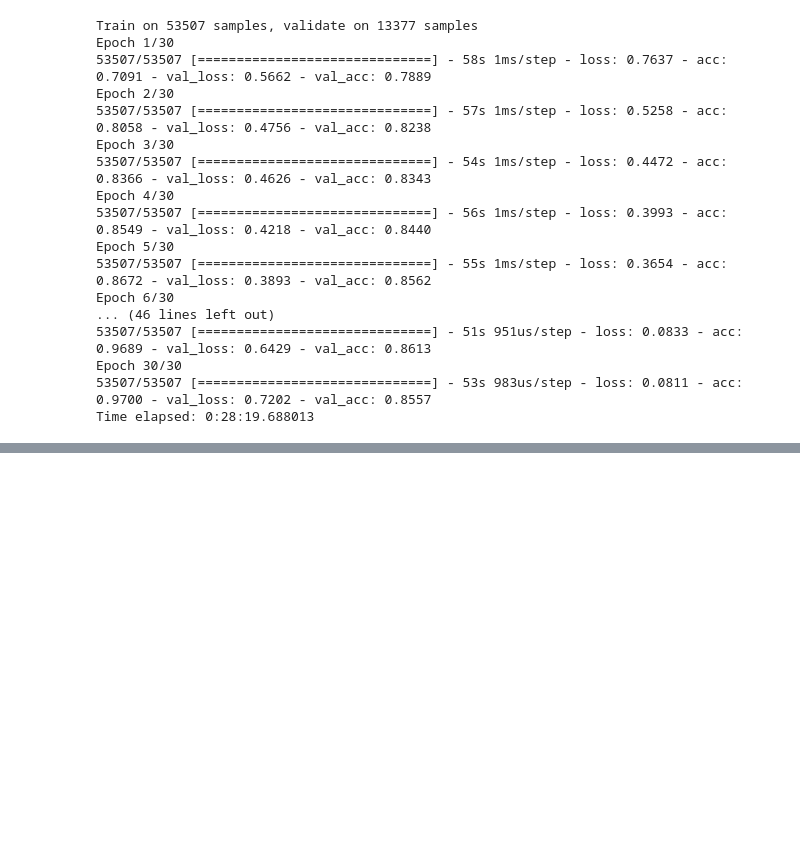
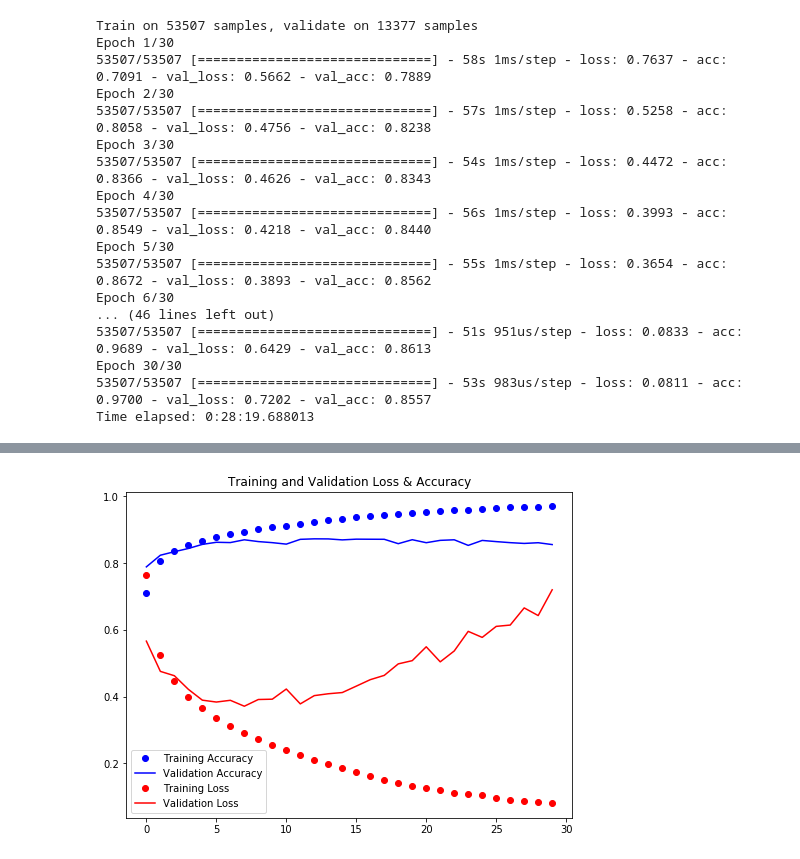
Before and after one commit to MagicMilly/conv-net-computer-vision, a Jupyter notebook: student.ipynb, the cells around one changed output, grey strips where cells are left out. Cells and saved outputs as stored; diff of their text form; code cells hidden in the pictures; blank space fills up the shorter version.

Commit message:
plot train val loss and acc

```diff
--- a/student.ipynb
+++ b/student.ipynb
@@ -259,0 +281,22 @@ import h5py
+# %%
+# Plot history - loss vs. accuracy
+fig = plt.figure(figsize=(8,6))
+
+acc = history.history['acc']
+val_acc = history.history['val_acc']
+loss = history.history['loss']
+val_loss = history.history['val_loss']
+
+epochs = range(len(acc))
+
+# 'bo' is blue circle
+plt.plot(epochs, acc, 'bo', label='Training Accuracy')
+plt.plot(epochs, val_acc, 'b', label='Validation Accuracy')
+plt.title('Training and Validation Accuracy')
+plt.plot(epochs, loss, 'ro', label='Training Loss')
+plt.plot(epochs, val_loss, 'r', label='Validation Loss')
+plt.title('Training and Validation Loss & Accuracy')
+plt.legend()
+plt.show()
+# %% [output]
+[figure, added]
```
Also changed, not shown: parts of 6 cells of this notebook.
